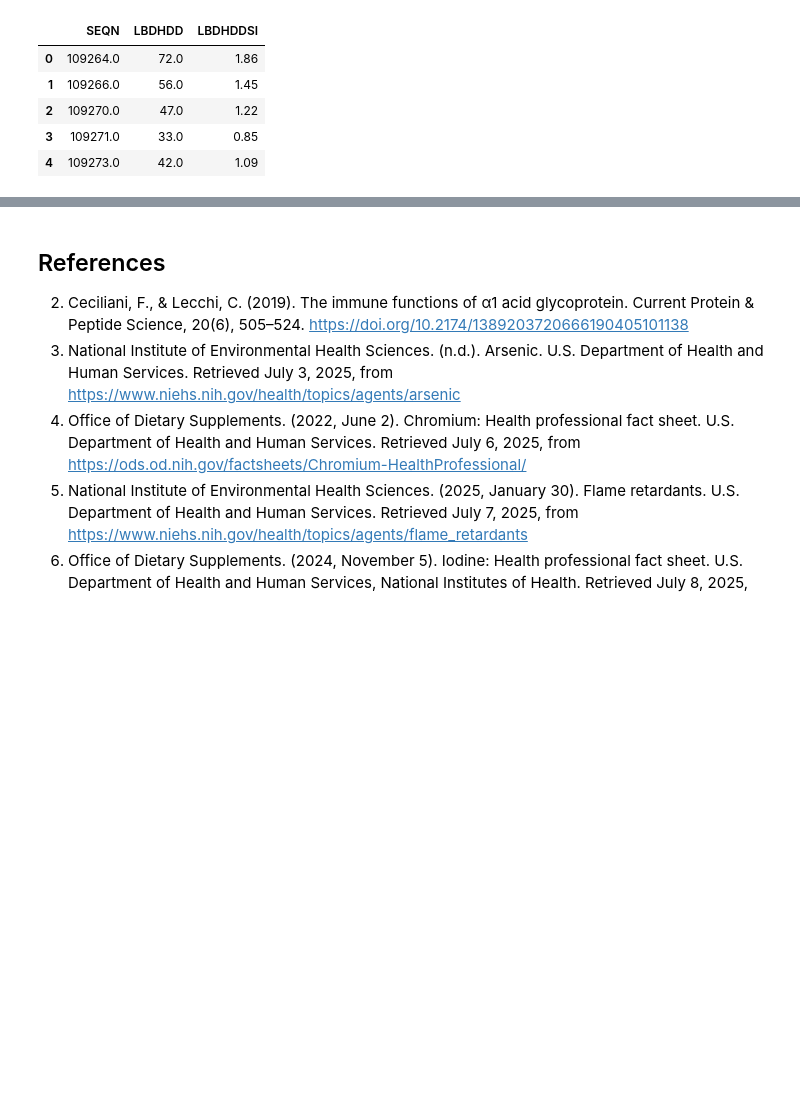
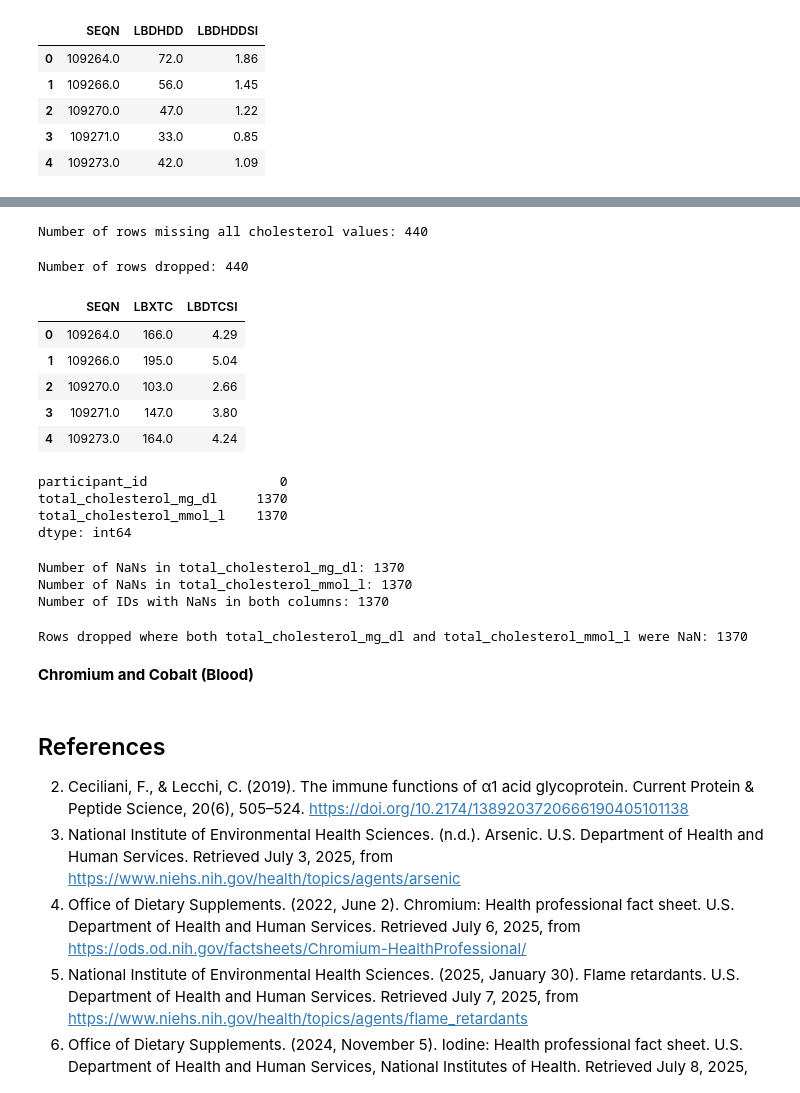
Before and after one commit to eudorach/portfolio_ds_projects, a Jupyter notebook: NHANES_analysis/NHANES_obesity_predictor.ipynb, the cells around one changed output, grey strips where cells are left out. Drawn from its saved outputs; the diff is of its cells as text; code cells hidden in the pictures; blank space fills up the shorter version.

```diff
--- a/NHANES_analysis/NHANES Data Cleaning.ipynb
+++ b/NHANES_analysis/NHANES_obesity_predictor.ipynb
@@ -1665,0 +1665,26 @@ df_b2.head()
+# %%
+value_cols = [col for col in df_b3.columns if col != 'participant_id']
+rows_all_nan = df_b3[value_cols].isna().all(axis=1)
+print(f"Number of rows missing all cholesterol values: {rows_all_nan.sum()}")
+# %% [output]
+Number of rows missing all cholesterol values: 440
+# %%
+# Drop rows where all value columns are NaN (excluding participant_id)
+df_b3_cleaned = df_b3[~rows_all_nan].copy()
+
+print(f"Number of rows dropped: {rows_all_nan.sum()}")
+# %% [output]
+Number of rows dropped: 440
+# %%
+file_path = '2017-2020/blood/4.P_TCHOL.xpt'
+
+df_b4, meta = pyreadstat.read_xport(file_path)
+# %%
+df_b4.head()
+# %% [output]
+|  | SEQN | LBXTC | LBDTCSI |
+| 0 | 109264.0 | 166.0 | 4.29 |
+| 1 | 109266.0 | 195.0 | 5.04 |
+| 2 | 109270.0 | 103.0 | 2.66 |
+| 3 | 109271.0 | 147.0 | 3.80 |
+| 4 | 109273.0 | 164.0 | 4.24 |
@@ -1665,0 +1697,19 @@ df_b2.head()
+# %%
+df_b4.isnull().sum()
+# %% [output]
+participant_id                 0
+total_cholesterol_mg_dl     1370
+total_cholesterol_mmol_l    1370
+dtype: int64
+# %%
+common_nan = get_common_nan_ids(df_b4, 'total_cholesterol_mg_dl', 'total_cholesterol_mmol_l', id_col='participant_id')
+# %% [output]
+Number of NaNs in total_cholesterol_mg_dl: 1370
+Number of NaNs in total_cholesterol_mmol_l: 1370
+Number of IDs with NaNs in both columns: 1370
+# %%
+df_b4 = drop_rows_with_common_nan_ids(df_b4, 'total_cholesterol_mg_dl', 'total_cholesterol_mmol_l', id_col='participant_id')
+# %% [output]
+Rows dropped where both total_cholesterol_mg_dl and total_cholesterol_mmol_l were NaN: 1370
+# %% [markdown]
+**Chromium and Cobalt (Blood)**
```
Also changed, not shown: parts of 43 cells of this notebook, 4 other files.
